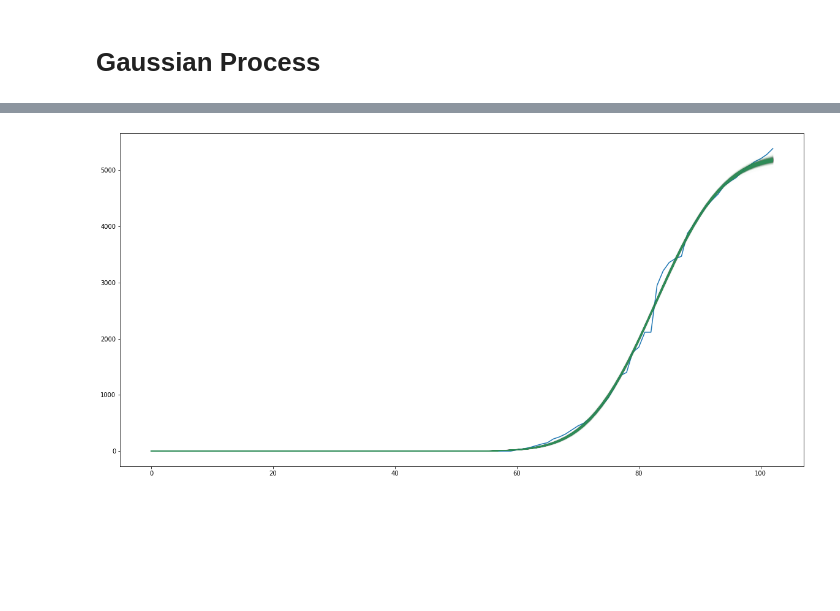
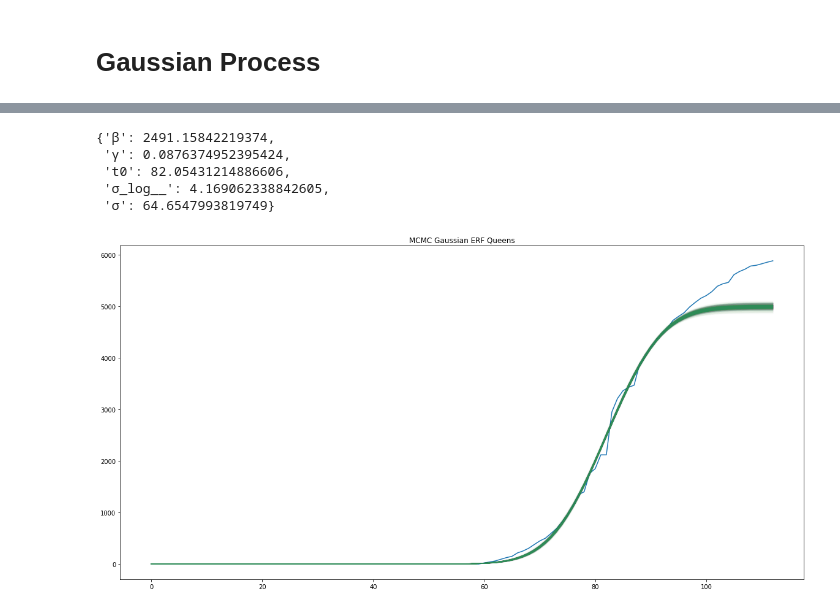
Before and after one commit to danielnee2/SKTW, a Jupyter notebook: NYL/Gaussian_Process_NYL.ipynb, the cells around one changed output, grey strips where cells are left out. Saved outputs shown, nothing was run; the diff lists cells and outputs as text; code cells hidden in the pictures; blank space fills up the shorter version.

Commit message:
tracking with GP high death conties

```diff
--- a/NYL/Gaussian_Process_NYL.ipynb
+++ b/NYL/Gaussian_Process_NYL.ipynb
@@ -194,10 +198,10 @@ with pm.Model() as erf_model:
     β = pm.Normal('β', mu=means[0], sigma=means[0]/10)
     γ = pm.Normal('γ', mu=means[1], sigma=means[1]/10)
     t_int = pm.Normal('t0', mu=means[2], sigma=means[2]/10)
-    σ = pm.HalfNormal('σ', sigma=10)
-    μ = β * (1 + pm.math.erf(γ * (t_vec[:-28] - t_int))) # beta: 1/2 of almost stable rate
+    σ = pm.HalfNormal('σ', sigma=10) # overall noise
+    μ = β * (1 + pm.math.erf(γ * (t_vec[:-14] - t_int))) # beta: 1/2 of almost stable death
 
-    positive = pm.Normal('positive', mu=μ, sigma=σ, observed=data[:-28])
+    positive = pm.Normal('positive', mu=μ, sigma=σ, observed=data[:-14])
 # %%
 with erf_model:
     trace = pm.sample(1000, tune=2000, cores=2)
@@ -245,9 +269,19 @@ plt.plot(t_vec, means[0] * (1 + erf(means[1] * (np.array(t_vec) - means[2]))), c
+# %%
+trace[2]
+# %% [output]
+{'β': 2491.15842219374,
+ 'γ': 0.0876374952395424,
+ 't0': 82.05431214886606,
+ 'σ_log__': 4.169062338842605,
+ 'σ': 64.6547993819749}
 # %%
+# mcmc based
 plt.figure(figsize=(20,10))
 plt.plot(t_vec, data)
+plt.title('MCMC Gaussian ERF Queens')
 # ax.set_ylim(0, None)
 for t in trace:
     plt.plot(t_vec, t['β'] * (1 + erf(t['γ'] * (np.array(t_vec) - t['t0']))), alpha=0.008, color='seagreen')
 plt.savefig("1day.png")
 # %% [output]
-[figure, old version]
+[figure, new version]
```
Also changed, not shown: parts of 63 cells of this notebook.
